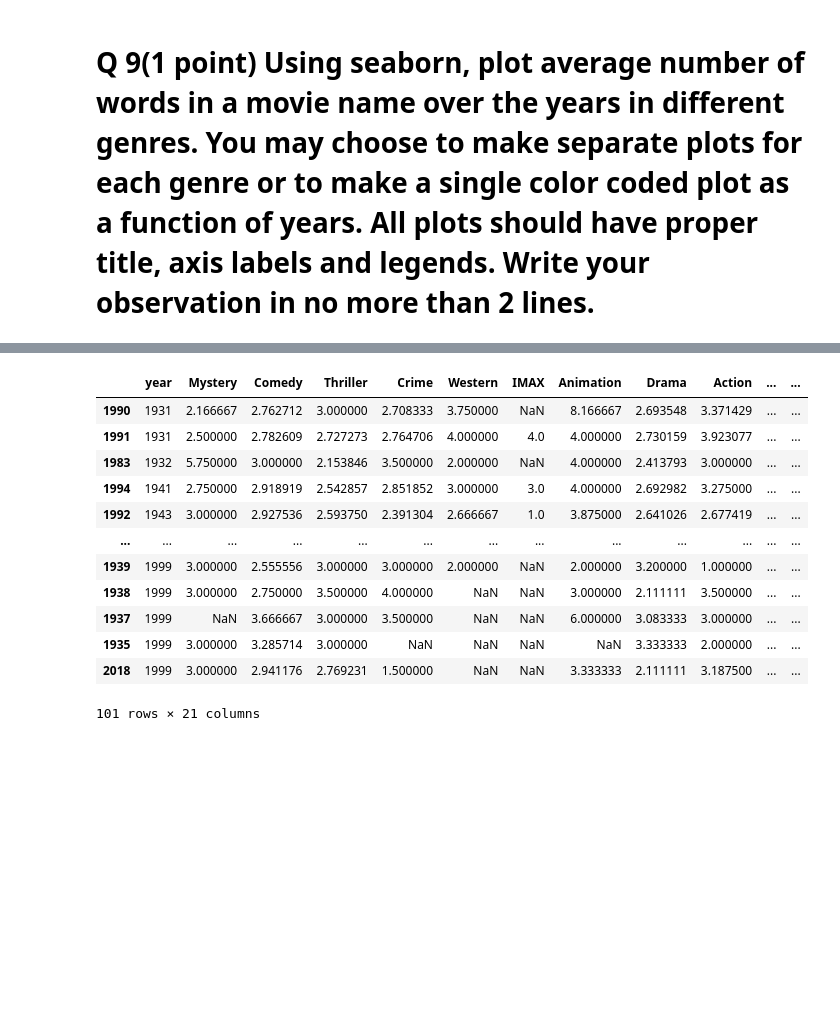
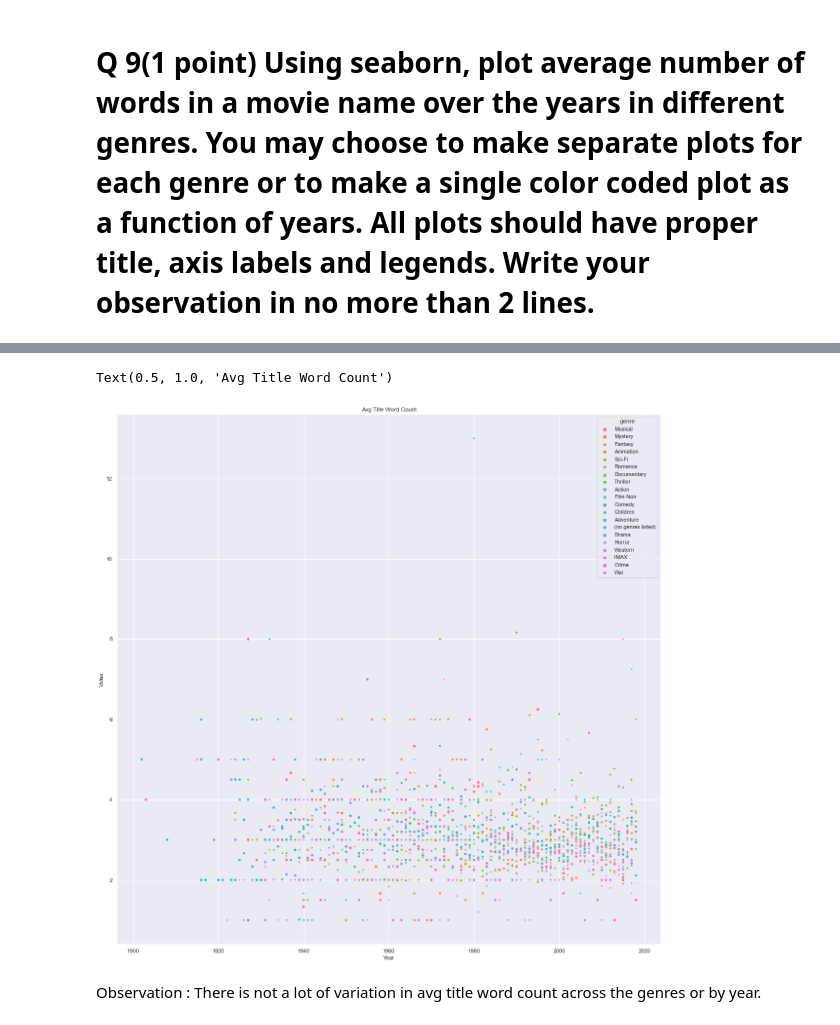
Before and after one commit to bhershdu/du_4447_homework, a Jupyter notebook: week_07/hw7_movie_analysis_using_pandas.ipynb, the cells around one changed output, grey strips where cells are left out. Saved outputs shown, nothing was run; the diff lists cells and outputs as text; code cells hidden in the pictures; blank space fills up the shorter version.

```diff
--- a/week_07/hw7_movie_analysis_using_pandas.ipynb
+++ b/week_07/hw7_movie_analysis_using_pandas.ipynb
@@ -264,20 +264,34 @@ movie_wo_title[movie_wo_title["movie_title"].str.contains("(", regex=False)].hea
 10 rows × 44 columns
-# %%
-avg_wc_df = pd.DataFrame(movie_wo_title["year"])
-for g, wc_col in count_columns.items():
-    avg_wc_df[g] = movie_wo_title[movie_wo_title[g]].groupby(["year"])[wc_col].mean()
-avg_wc_df[avg_wc_df["Comedy"].notna()].sort_values(by="year")
-# %% [output]
-|  | year | Mystery | Comedy | Thriller | Crime | Western | IMAX | Animation | Drama | Action | ... | ... |
-| 1990 | 1931 | 2.166667 | 2.762712 | 3.000000 | 2.708333 | 3.750000 | NaN | 8.166667 | 2.693548 | 3.371429 | ... | ... |
-| 1991 | 1931 | 2.500000 | 2.782609 | 2.727273 | 2.764706 | 4.000000 | 4.0 | 4.000000 | 2.730159 | 3.923077 | ... | ... |
-| 1983 | 1932 | 5.750000 | 3.000000 | 2.153846 | 3.500000 | 2.000000 | NaN | 4.000000 | 2.413793 | 3.000000 | ... | ... |
-| 1994 | 1941 | 2.750000 | 2.918919 | 2.542857 | 2.851852 | 3.000000 | 3.0 | 4.000000 | 2.692982 | 3.275000 | ... | ... |
-| 1992 | 1943 | 3.000000 | 2.927536 | 2.593750 | 2.391304 | 2.666667 | 1.0 | 3.875000 | 2.641026 | 2.677419 | ... | ... |
-| ... | ... | ... | ... | ... | ... | ... | ... | ... | ... | ... | ... | ... |
-| 1939 | 1999 | 3.000000 | 2.555556 | 3.000000 | 3.000000 | 2.000000 | NaN | 2.000000 | 3.200000 | 1.000000 | ... | ... |
-| 1938 | 1999 | 3.000000 | 2.750000 | 3.500000 | 4.000000 | NaN | NaN | 3.000000 | 2.111111 | 3.500000 | ... | ... |
-| 1937 | 1999 | NaN | 3.666667 | 3.000000 | 3.500000 | NaN | NaN | 6.000000 | 3.083333 | 3.000000 | ... | ... |
-| 1935 | 1999 | 3.000000 | 3.285714 | 3.000000 | NaN | NaN | NaN | NaN | 3.333333 | 2.000000 | ... | ... |
-| 2018 | 1999 | 3.000000 | 2.941176 | 2.769231 | 1.500000 | NaN | NaN | 3.333333 | 2.111111 | 3.187500 | ... | ... |
-101 rows × 21 columns
+# %%
+unique_genre_list = list(unique_genre)
+years = list(range(movie[movie["year"]>0]["year"].min(), movie["year"].max()+1))
+plot_df = pd.DataFrame({"year": [], "avg_word_count":[], "genre": []})
+for i in range(5):
+    for j in range(4):
+        index = (i*4) + j
+        avg_wc_df = pd.DataFrame(movie_wo_title["year"])
+        group_name = unique_genre_list[index]
+        wc_col_name = f'wc_{group_name}'
+#       print(group_name)
+        df = pd.DataFrame(movie_wo_title.loc[(movie_wo_title[group_name]) & (movie_wo_title["year"]>0)].groupby(["year"])[f'{wc_col_name}'].mean())
+        df = df.rename(columns={wc_col_name: "avg_word_count"})
+        df.reset_index(inplace=True)
+        df["genre"] = np.repeat(group_name, df.shape[0])
+        plot_df = pd.concat([plot_df, df], ignore_index=True)
+        # print(df)
+        # print(f'{group_name} has {df.shape}, min year {df["year"].min()}, max year {df["year"].max()}')
+        # print(df)
+#        for g, wc_col in count_columns.items():
+#            avg_wc_df[g] = movie_wo_title[movie_wo_title[g]].groupby(["year"])[wc_col].mean()
+#        avg_wc_df[avg_wc_df["Comedy"].notna()].sort_values(by="year")
+# %%
+sns.set(rc={"figure.figsize":(20,20)})
+lp = sns.scatterplot(x='year',y="avg_word_count", ci=None, hue="genre", style="genre",  data=plot_df)
+plt.xlabel("Year")
+plt.ylabel("Value")
+plt.title("Avg Title Word Count")
+# %% [output]
+Text(0.5, 1.0, 'Avg Title Word Count')
+[figure, added]
+# %% [markdown]
+Observation : There is not a lot of variation in avg title word count across the genres or by year.
```
Also changed, not shown: parts of 4 cells of this notebook.
